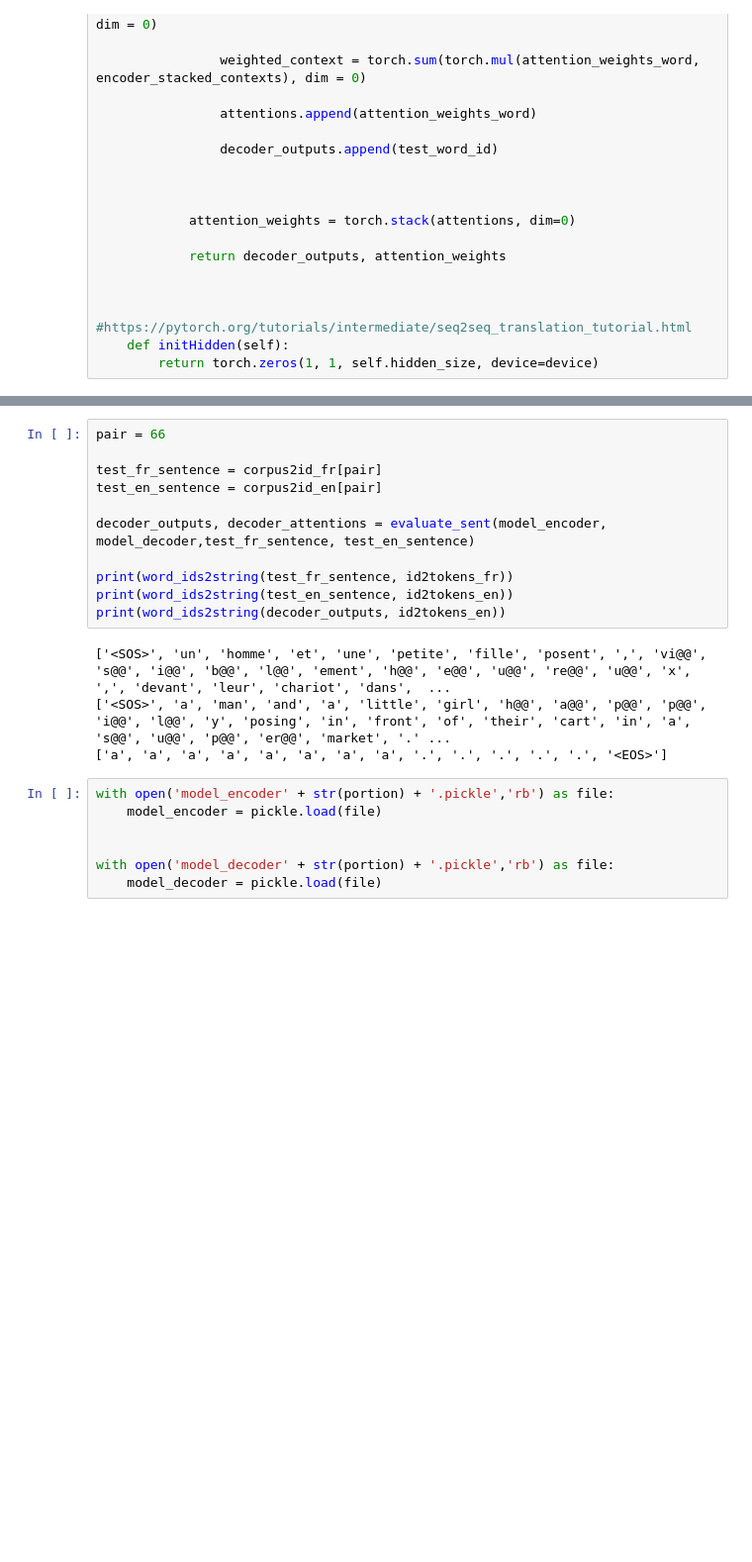
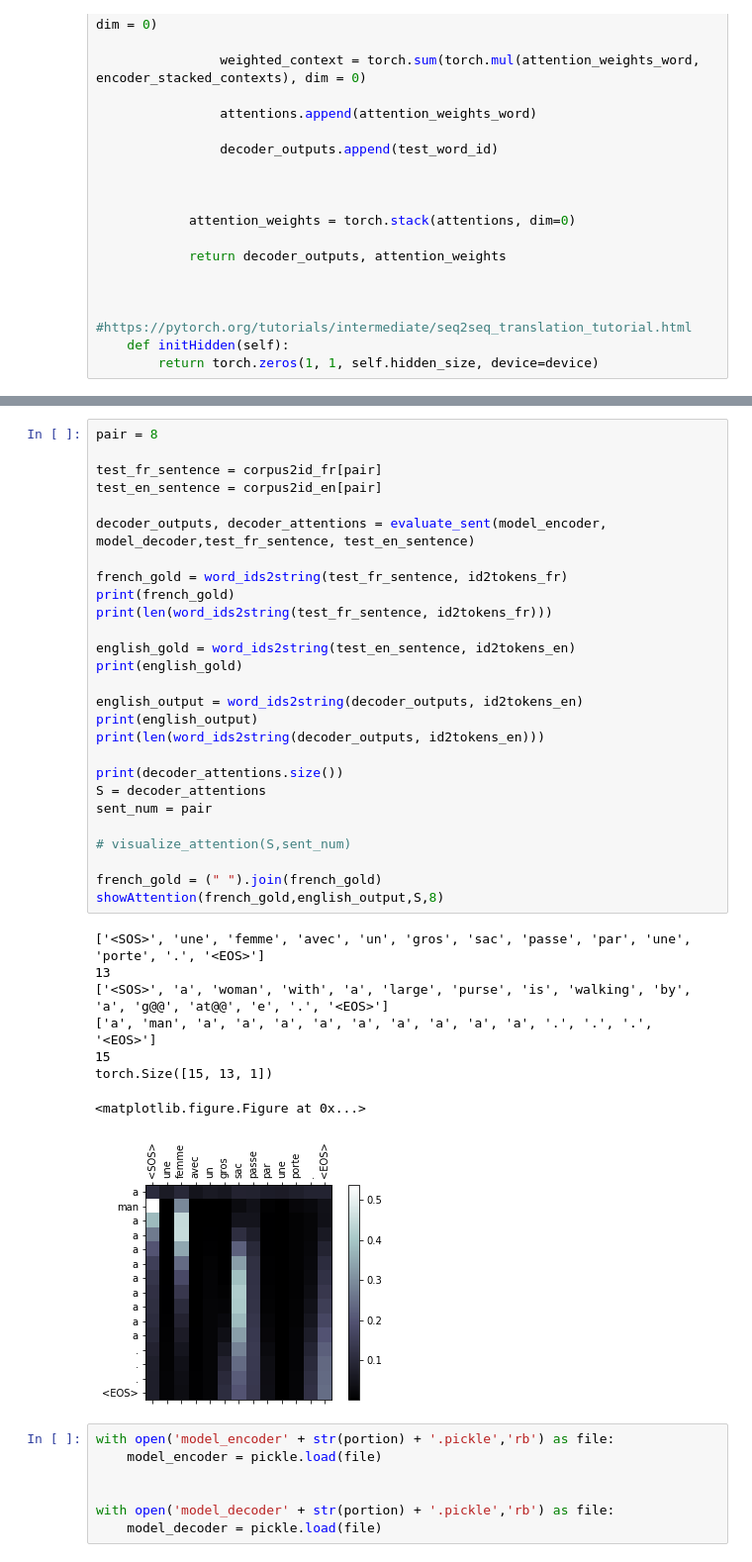
Before and after one commit to ecekt/NLP2-LAB2, a Jupyter notebook: NLP2-lab2.ipynb, the cells around one changed output, grey strips where cells are left out. Shown at 99% size. Drawn from its saved outputs; the diff is of its cells as text; blank space fills up the shorter version.

```diff
--- a/NLP2-lab2.ipynb
+++ b/NLP2-lab2.ipynb
@@ -563,18 +570,39 @@ epoch, total loss, duration
 # %%
-pair = 66
+pair = 8
 
 test_fr_sentence = corpus2id_fr[pair]
 test_en_sentence = corpus2id_en[pair]
 
 decoder_outputs, decoder_attentions = evaluate_sent(model_encoder, model_decoder,test_fr_sentence, test_en_sentence)
 
-print(word_ids2string(test_fr_sentence, id2tokens_fr))
-print(word_ids2string(test_en_sentence, id2tokens_en))
-print(word_ids2string(decoder_outputs, id2tokens_en))
+french_gold = word_ids2string(test_fr_sentence, id2tokens_fr)
+print(french_gold)
+print(len(word_ids2string(test_fr_sentence, id2tokens_fr)))
+
+english_gold = word_ids2string(test_en_sentence, id2tokens_en)
+print(english_gold)
+
+english_output = word_ids2string(decoder_outputs, id2tokens_en)
+print(english_output)
+print(len(word_ids2string(decoder_outputs, id2tokens_en)))
+
+print(decoder_attentions.size())
+S = decoder_attentions
+sent_num = pair
+
+# visualize_attention(S,sent_num)
+
+french_gold = (" ").join(french_gold)
+showAttention(french_gold,english_output,S,8)
 # %% [output]
-['<SOS>', 'un', 'homme', 'et', 'une', 'petite', 'fille', 'posent', ',', 'vi@@', 's@@', 'i@@', 'b@@', 'l@@', 'ement', 'h@@', 'e@@', 'u@@', 're@@', 'u@@', 'x', ',', 'devant', 'leur', 'chariot', 'dans',  ...
-['<SOS>', 'a', 'man', 'and', 'a', 'little', 'girl', 'h@@', 'a@@', 'p@@', 'p@@', 'i@@', 'l@@', 'y', 'posing', 'in', 'front', 'of', 'their', 'cart', 'in', 'a', 's@@', 'u@@', 'p@@', 'er@@', 'market', '.' ...
-['a', 'a', 'a', 'a', 'a', 'a', 'a', 'a', '.', '.', '.', '.', '.', '<EOS>']
+['<SOS>', 'une', 'femme', 'avec', 'un', 'gros', 'sac', 'passe', 'par', 'une', 'porte', '.', '<EOS>']
+13
+['<SOS>', 'a', 'woman', 'with', 'a', 'large', 'purse', 'is', 'walking', 'by', 'a', 'g@@', 'at@@', 'e', '.', '<EOS>']
+['a', 'man', 'a', 'a', 'a', 'a', 'a', 'a', 'a', 'a', 'a', '.', '.', '.', '<EOS>']
+15
+torch.Size([15, 13, 1])
+<matplotlib.figure.Figure at 0x...>
+[figure, added]
 # %%
 with open('model_encoder' + str(portion) + '.pickle','rb') as file:
     model_encoder = pickle.load(file)
```
Also changed, not shown: parts of 6 cells of this notebook.
